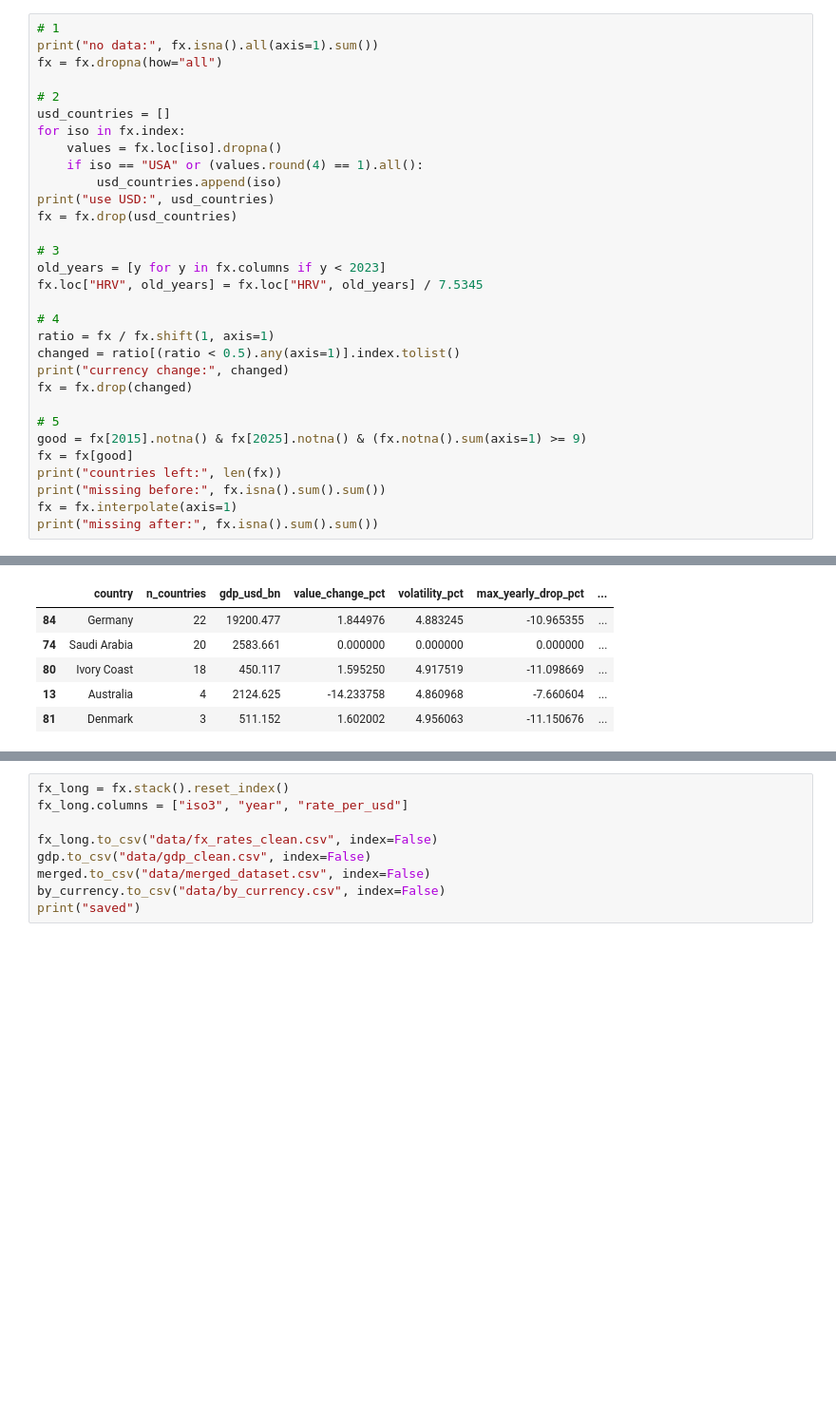
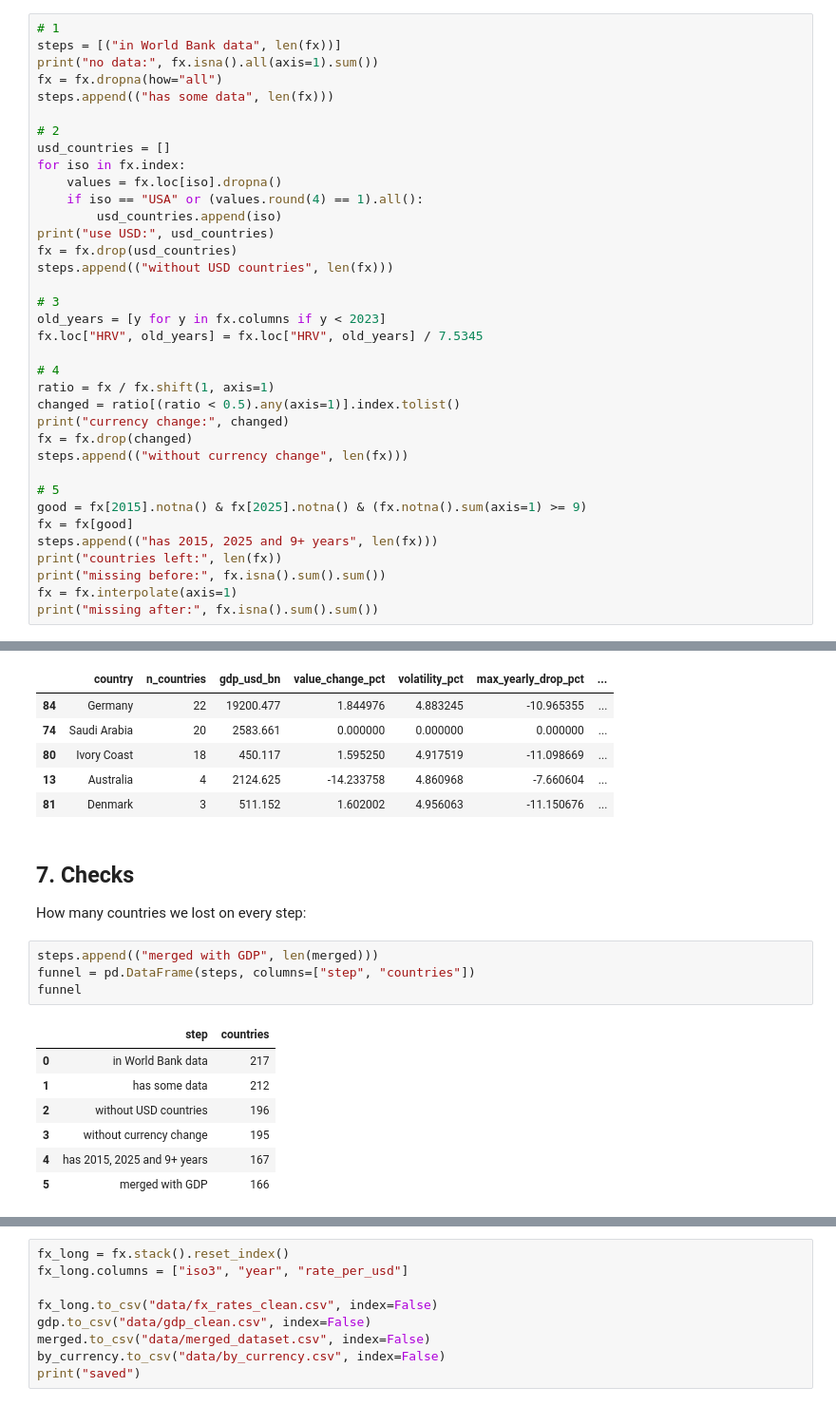
Before and after one commit to KalybaiNurdaulet/Exchange-rates-and-national-economies, a Jupyter notebook: 03_Cleaning_Merging_Balnur.ipynb, the cells around one changed output, grey strips where cells are left out. Shown at 95% size. Drawn from its saved outputs; the diff is of its cells as text; blank space fills up the shorter version.

```diff
--- a/03_Cleaning_Merging_Balnur.ipynb
+++ b/03_Cleaning_Merging_Balnur.ipynb
@@ -58,8 +58,10 @@ fx.head()
 5. We need 2015 and 2025 and at least 9 years of 11. Small gaps -> linear interpolation.
 # %%
 # 1
+steps = [("in World Bank data", len(fx))]
 print("no data:", fx.isna().all(axis=1).sum())
 fx = fx.dropna(how="all")
+steps.append(("has some data", len(fx)))
 
 # 2
 usd_countries = []
@@ -69,6 +71,7 @@ for iso in fx.index:
         usd_countries.append(iso)
 print("use USD:", usd_countries)
 fx = fx.drop(usd_countries)
+steps.append(("without USD countries", len(fx)))
 
 # 3
 old_years = [y for y in fx.columns if y < 2023]
@@ -79,10 +82,12 @@ ratio = fx / fx.shift(1, axis=1)
 changed = ratio[(ratio < 0.5).any(axis=1)].index.tolist()
 print("currency change:", changed)
 fx = fx.drop(changed)
+steps.append(("without currency change", len(fx)))
 
 # 5
 good = fx[2015].notna() & fx[2025].notna() & (fx.notna().sum(axis=1) >= 9)
 fx = fx[good]
+steps.append(("has 2015, 2025 and 9+ years", len(fx)))
 print("countries left:", len(fx))
 print("missing before:", fx.isna().sum().sum())
 fx = fx.interpolate(axis=1)
@@ -306,3 +311,18 @@ countries: 166  currencies: 99
 | 80 | Ivory Coast | 18 | 450.117 | 1.595250 | 4.917519 | -11.098669 | ... |
 | 13 | Australia | 4 | 2124.625 | -14.233758 | 4.860968 | -7.660604 | ... |
 | 81 | Denmark | 3 | 511.152 | 1.602002 | 4.956063 | -11.150676 | ... |
+# %% [markdown]
+## 7. Checks
+How many countries we lost on every step:
+# %%
+steps.append(("merged with GDP", len(merged)))
+funnel = pd.DataFrame(steps, columns=["step", "countries"])
+funnel
+# %% [output]
+|  | step | countries |
+| 0 | in World Bank data | 217 |
+| 1 | has some data | 212 |
+| 2 | without USD countries | 196 |
+| 3 | without currency change | 195 |
+| 4 | has 2015, 2025 and 9+ years | 167 |
+| 5 | merged with GDP | 166 |
```
Also changed, not shown: parts of 7 cells of this notebook.
